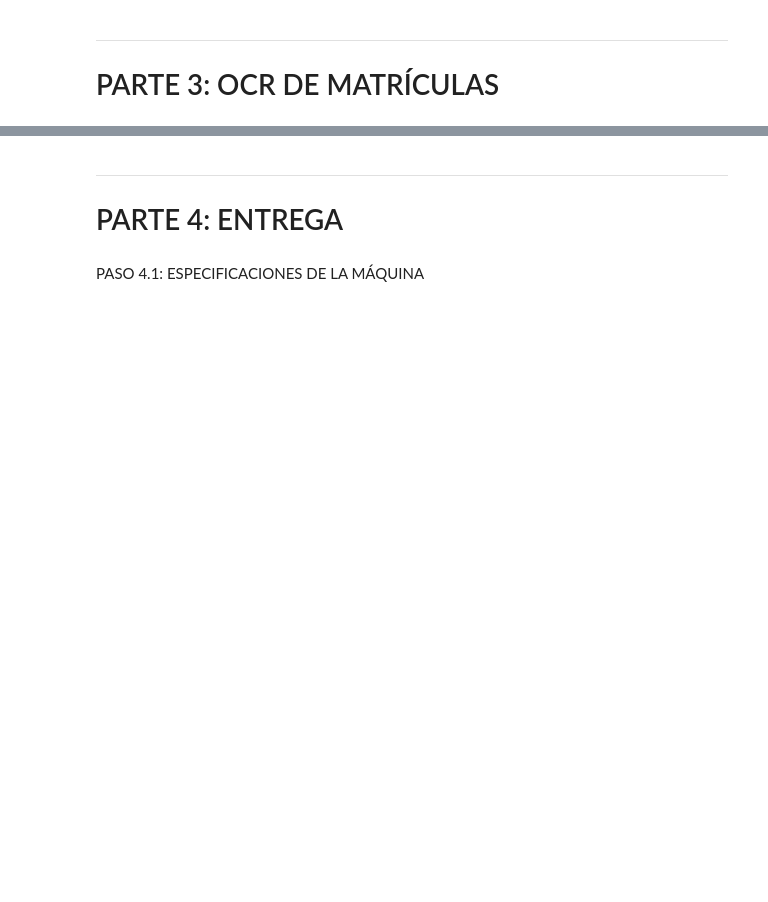
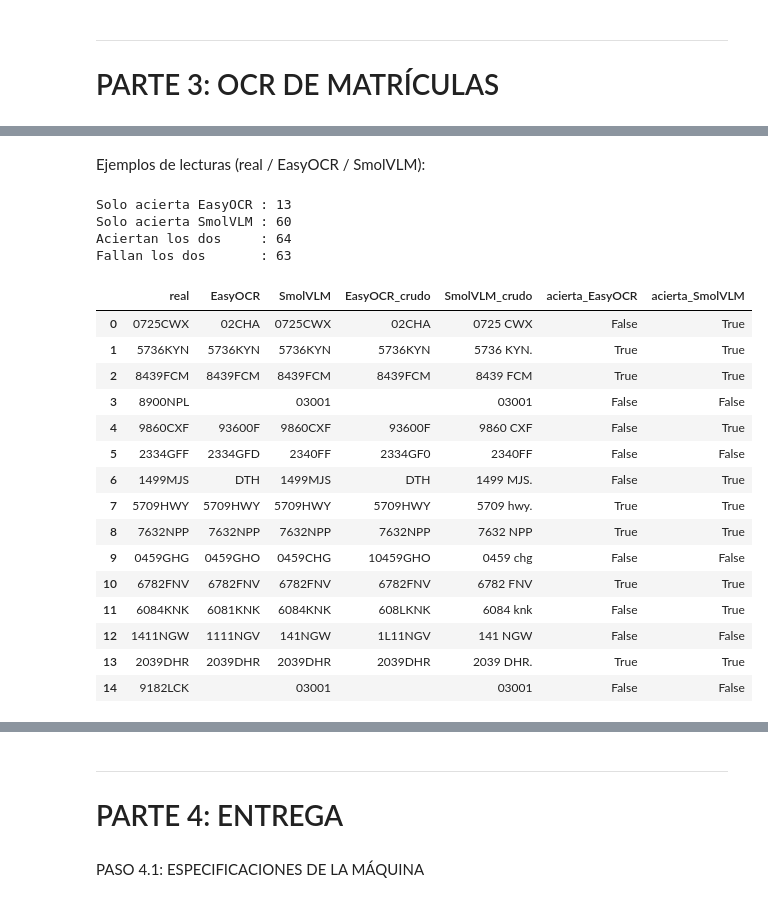
Before and after one commit to pablodmsngn/VC, a Jupyter notebook: PRACTICA_4/TAREAS/VC_P4_TAREA_2.ipynb, the cells around one changed output, grey strips where cells are left out. Drawn from its saved outputs; the diff is of its cells as text; code cells hidden in the pictures; blank space fills up the shorter version.

```diff
--- a/PRACTICA_4/TAREAS/VC_P4_TAREA_2.ipynb
+++ b/PRACTICA_4/TAREAS/VC_P4_TAREA_2.ipynb
@@ -75 +255,35 @@ PASO 3.6: COMPARATIVA OCR CLÁSICO vs VLM (tiempo y tasa de acierto)
+# %% [markdown]
+Ejemplos de lecturas (real / EasyOCR / SmolVLM):
+# %%
+lado_a_lado = pd.DataFrame({'real': reales,
+                            'EasyOCR': res_ocr.corregido, 'SmolVLM': res_vlm.corregido,
+                            'EasyOCR_crudo': res_ocr.crudo, 'SmolVLM_crudo': res_vlm.crudo})
+lado_a_lado['acierta_EasyOCR'] = lado_a_lado.EasyOCR == lado_a_lado.real
+lado_a_lado['acierta_SmolVLM'] = lado_a_lado.SmolVLM == lado_a_lado.real
+print('Solo acierta EasyOCR :', (lado_a_lado.acierta_EasyOCR & ~lado_a_lado.acierta_SmolVLM).sum())
+print('Solo acierta SmolVLM :', (~lado_a_lado.acierta_EasyOCR & lado_a_lado.acierta_SmolVLM).sum())
+print('Aciertan los dos     :', (lado_a_lado.acierta_EasyOCR & lado_a_lado.acierta_SmolVLM).sum())
+print('Fallan los dos       :', (~lado_a_lado.acierta_EasyOCR & ~lado_a_lado.acierta_SmolVLM).sum())
+display(lado_a_lado.head(15))
+# %% [output]
+Solo acierta EasyOCR : 13
+Solo acierta SmolVLM : 60
+Aciertan los dos     : 64
+Fallan los dos       : 63
+|  | real | EasyOCR | SmolVLM | EasyOCR_crudo | SmolVLM_crudo | acierta_EasyOCR | acierta_SmolVLM |
+| 0 | 0725CWX | 02CHA | 0725CWX | 02CHA | 0725 CWX | False | True |
+| 1 | 5736KYN | 5736KYN | 5736KYN | 5736KYN | 5736 KYN. | True | True |
+| 2 | 8439FCM | 8439FCM | 8439FCM | 8439FCM | 8439 FCM | True | True |
+| 3 | 8900NPL |  | 03001 |  | 03001 | False | False |
+| 4 | 9860CXF | 93600F | 9860CXF | 93600F | 9860 CXF | False | True |
+| 5 | 2334GFF | 2334GFD | 2340FF | 2334GF0 | 2340FF | False | False |
+| 6 | 1499MJS | DTH | 1499MJS | DTH | 1499 MJS. | False | True |
+| 7 | 5709HWY | 5709HWY | 5709HWY | 5709HWY | 5709 hwy. | True | True |
+| 8 | 7632NPP | 7632NPP | 7632NPP | 7632NPP | 7632 NPP | True | True |
+| 9 | 0459GHG | 0459GHO | 0459CHG | 10459GHO | 0459 chg | False | False |
+| 10 | 6782FNV | 6782FNV | 6782FNV | 6782FNV | 6782 FNV | True | True |
+| 11 | 6084KNK | 6081KNK | 6084KNK | 608LKNK | 6084 knk | False | True |
+| 12 | 1411NGW | 1111NGV | 141NGW | 1L11NGV | 141 NGW | False | False |
+| 13 | 2039DHR | 2039DHR | 2039DHR | 2039DHR | 2039 DHR. | True | True |
+| 14 | 9182LCK |  | 03001 |  | 03001 | False | False |
 # %% [markdown]
```
Also changed, not shown: parts of 41 cells of this notebook, 55 other files.
